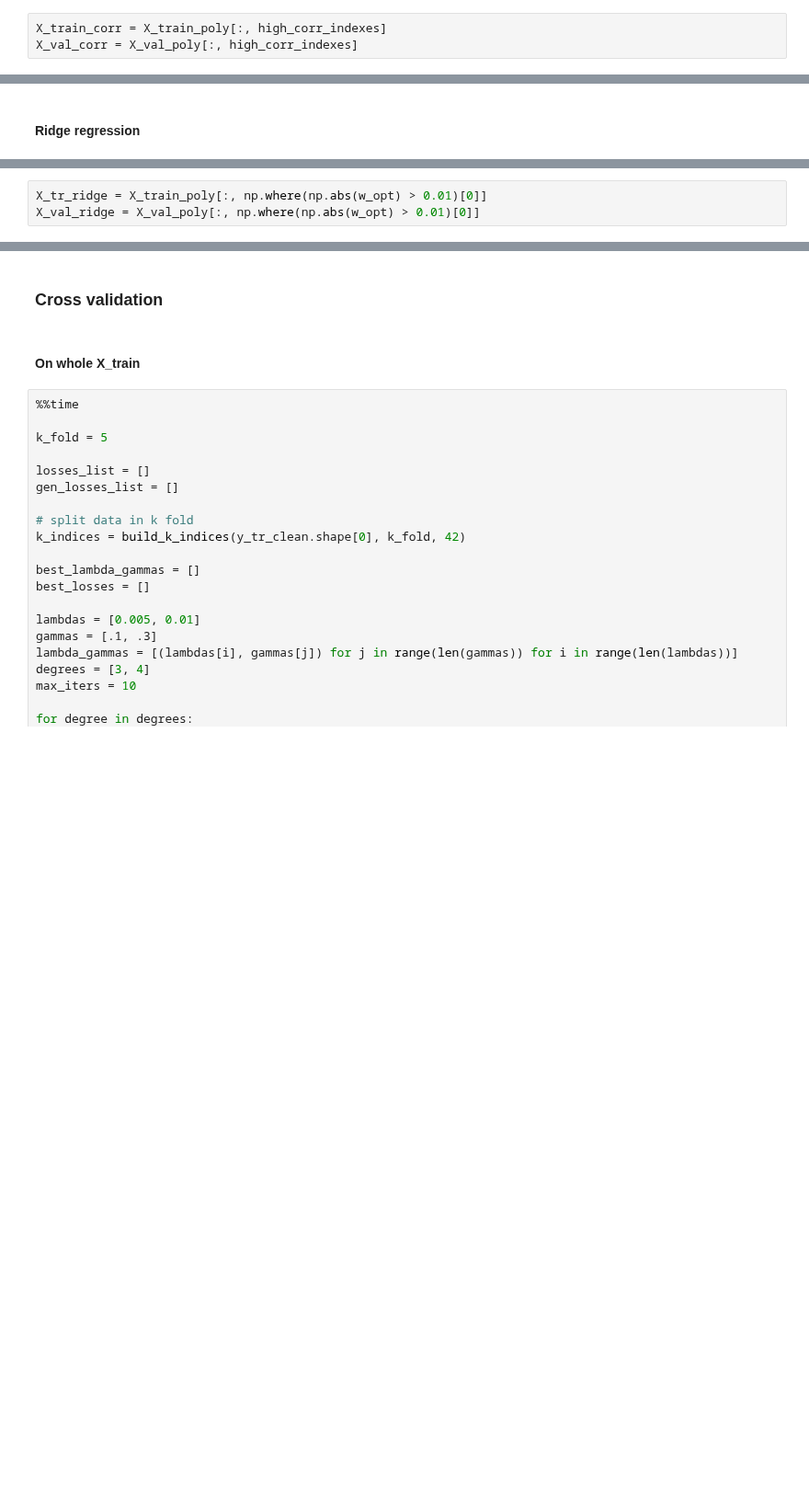
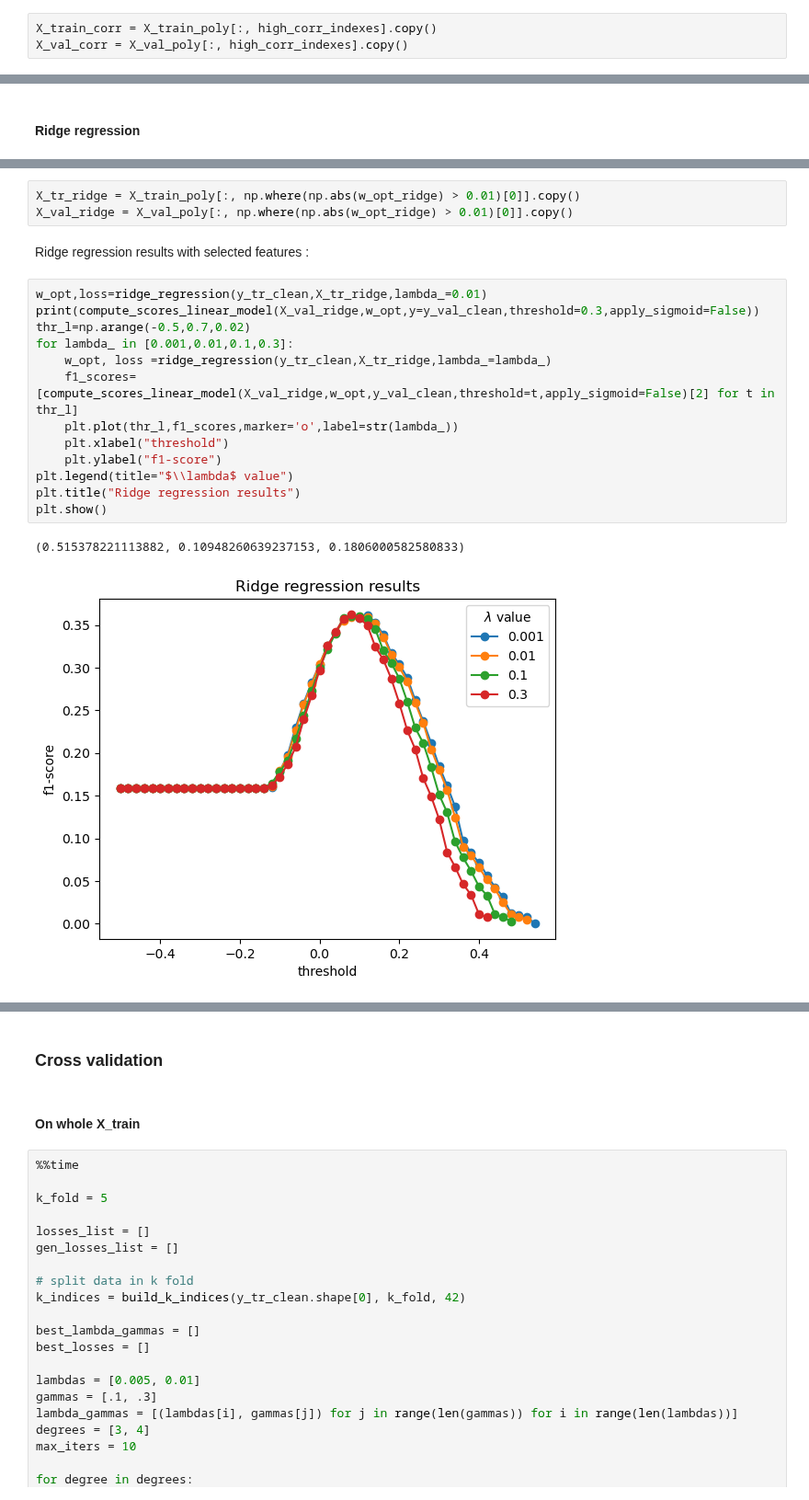
Before and after one commit to epfml/ml-project-1-whai, a Jupyter notebook: run_ipynb.ipynb, the cells around one changed output, grey strips where cells are left out. Shown at 92% size. Saved outputs shown, nothing was run; the diff lists cells and outputs as text; blank space fills up the shorter version.

```diff
--- a/run_ipynb.ipynb
+++ b/run_ipynb.ipynb
@@ -122,5 +122,5 @@ high_corr_indexes.shape
 # %% [output]
 (20,)
 # %%
-X_train_corr = X_train_poly[:, high_corr_indexes]
-X_val_corr = X_val_poly[:, high_corr_indexes]
+X_train_corr = X_train_poly[:, high_corr_indexes].copy()
+X_val_corr = X_val_poly[:, high_corr_indexes].copy()
@@ -161,6 +175,24 @@ array([ 25,  27,  28,  29,  36,  37,  61,  76,  77, 105, 106, 107, 108,
 # %%
-X_tr_ridge = X_train_poly[:, np.where(np.abs(w_opt) > 0.01)[0]]
-X_val_ridge = X_val_poly[:, np.where(np.abs(w_opt) > 0.01)[0]]
+X_tr_ridge = X_train_poly[:, np.where(np.abs(w_opt_ridge) > 0.01)[0]].copy()
+X_val_ridge = X_val_poly[:, np.where(np.abs(w_opt_ridge) > 0.01)[0]].copy()
+# %% [markdown]
+Ridge regression results with selected features :
+# %%
+w_opt,loss=ridge_regression(y_tr_clean,X_tr_ridge,lambda_=0.01)
+print(compute_scores_linear_model(X_val_ridge,w_opt,y=y_val_clean,threshold=0.3,apply_sigmoid=False))
+thr_l=np.arange(-0.5,0.7,0.02)
+for lambda_ in [0.001,0.01,0.1,0.3]:
+    w_opt, loss =ridge_regression(y_tr_clean,X_tr_ridge,lambda_=lambda_)
+    f1_scores=[compute_scores_linear_model(X_val_ridge,w_opt,y_val_clean,threshold=t,apply_sigmoid=False)[2] for t in thr_l]
+    plt.plot(thr_l,f1_scores,marker='o',label=str(lambda_))
+    plt.xlabel("threshold")
+    plt.ylabel("f1-score")
+plt.legend(title="$\\lambda$ value")
+plt.title("Ridge regression results")
+plt.show()
+# %% [output]
+(0.515378221113882, 0.10948260639237153, 0.1806000582580833)
+[figure, added]
 # %%
 w_opt, loss = logistic_regression(y_tr_clean,X_tr_ridge,initial_w=np.zeros(X_tr_ridge.shape[1]),max_iters=10,gamma=0.01)
 print(compute_scores_logistic_regression(X_val_ridge,w_opt,y=y_val_clean,threshold=0.3))
```
Also changed, not shown: parts of 11 cells of this notebook.
